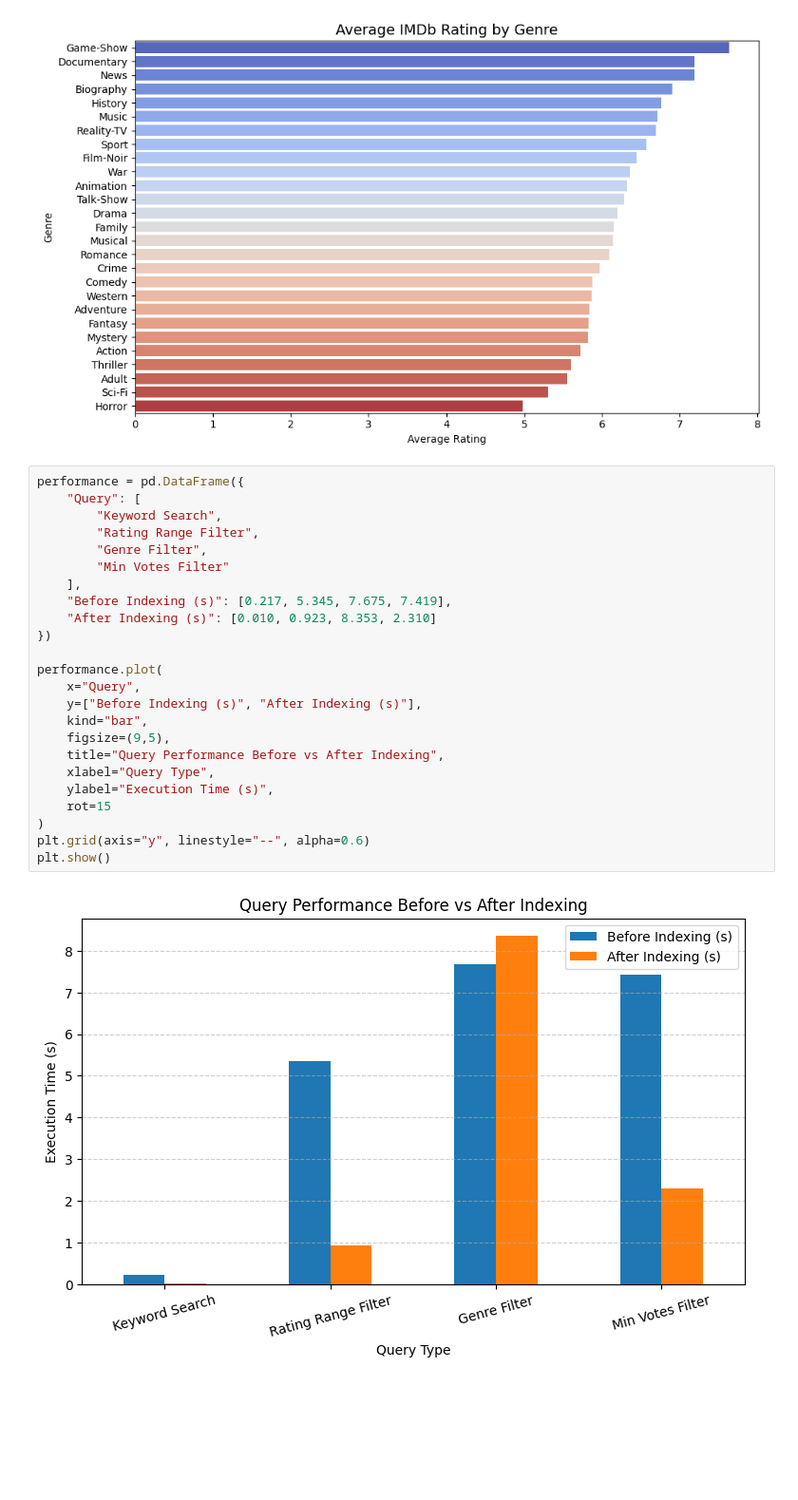
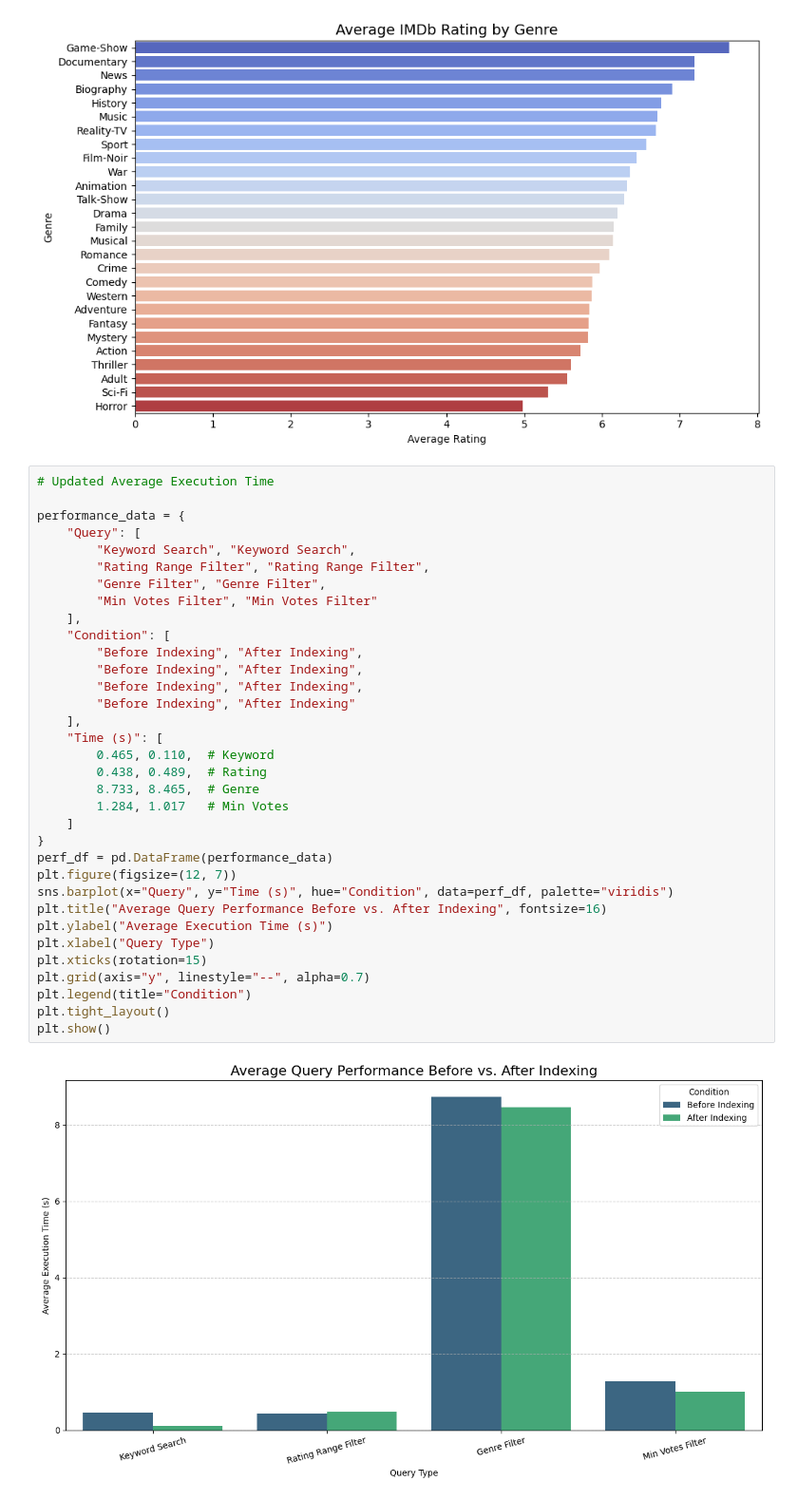
Before and after one commit to JeyyM/stadvdb-imdb, a Jupyter notebook: stadvdb-mco1-movie.ipynb, the cells around one changed output. Shown at 95% size. Saved outputs shown, nothing was run; the diff lists cells and outputs as text; blank space fills up the shorter version.

```diff
--- a/stadvdb-mco1-movie.ipynb
+++ b/stadvdb-mco1-movie.ipynb
@@ -601,28 +648,38 @@ plt.show()
 # %% [output]
 [figure]
 # %%
-performance = pd.DataFrame({
+# Updated Average Execution Time
+
+performance_data = {
     "Query": [
-        "Keyword Search",
-        "Rating Range Filter",
-        "Genre Filter",
-        "Min Votes Filter"
+        "Keyword Search", "Keyword Search",
+        "Rating Range Filter", "Rating Range Filter",
+        "Genre Filter", "Genre Filter",
+        "Min Votes Filter", "Min Votes Filter"
     ],
-    "Before Indexing (s)": [0.217, 5.345, 7.675, 7.419],
-    "After Indexing (s)": [0.010, 0.923, 8.353, 2.310]
-})
-
-performance.plot(
-    x="Query",
-    y=["Before Indexing (s)", "After Indexing (s)"],
-    kind="bar",
-    figsize=(9,5),
-    title="Query Performance Before vs After Indexing",
-    xlabel="Query Type",
-    ylabel="Execution Time (s)",
-    rot=15
-)
-plt.grid(axis="y", linestyle="--", alpha=0.6)
+    "Condition": [
+        "Before Indexing", "After Indexing",
+        "Before Indexing", "After Indexing",
+        "Before Indexing", "After Indexing",
+        "Before Indexing", "After Indexing"
+    ],
+    "Time (s)": [
+        0.465, 0.110,  # Keyword
+        0.438, 0.489,  # Rating
+        8.733, 8.465,  # Genre
+        1.284, 1.017   # Min Votes
+    ]
+}
+perf_df = pd.DataFrame(performance_data)
+plt.figure(figsize=(12, 7))
+sns.barplot(x="Query", y="Time (s)", hue="Condition", data=perf_df, palette="viridis")
+plt.title("Average Query Performance Before vs. After Indexing", fontsize=16)
+plt.ylabel("Average Execution Time (s)")
+plt.xlabel("Query Type")
+plt.xticks(rotation=15)
+plt.grid(axis="y", linestyle="--", alpha=0.7)
+plt.legend(title="Condition")
+plt.tight_layout()
 plt.show()
 # %% [output]
-[figure, old version]
+[figure, new version]
```
Also changed, not shown: parts of 15 cells of this notebook.
